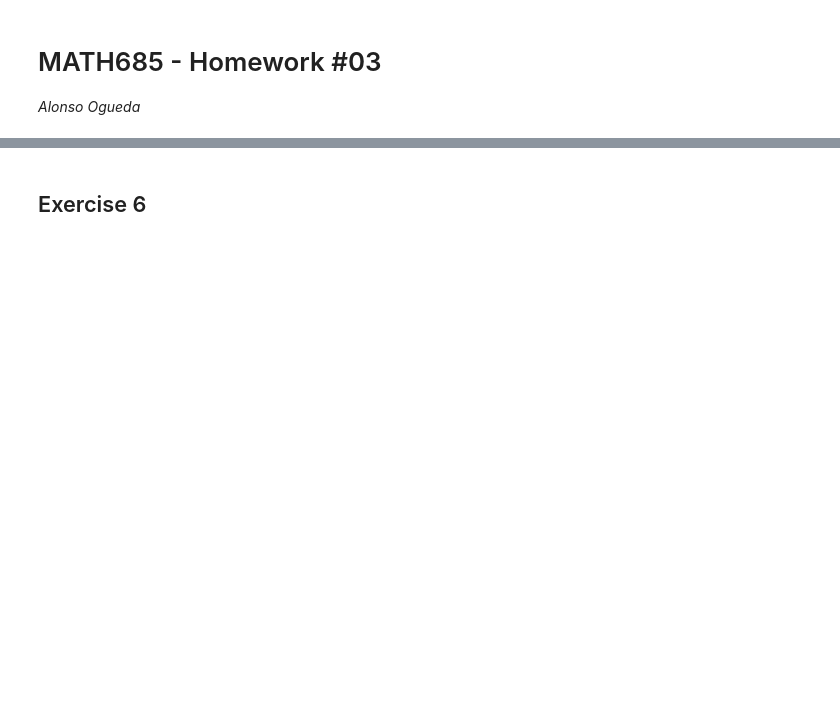
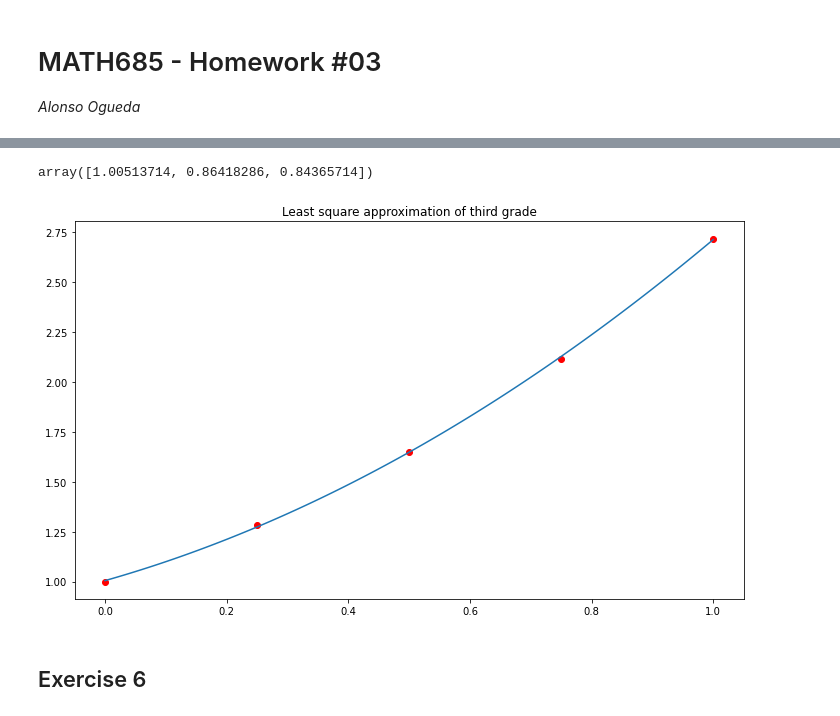
Before and after one commit to aoguedao/math685_numerical_analysis, a Jupyter notebook: assignments/hwk03.ipynb, the cells around one changed output, grey strips where cells are left out. Saved outputs shown, nothing was run; the diff lists cells and outputs as text; code cells hidden in the pictures; blank space fills up the shorter version.

```diff
--- a/assignments/hwk03.ipynb
+++ b/assignments/hwk03.ipynb
@@ -6,0 +49,12 @@ _Alonso Ogueda_
+# %%
+df5 = (
+    pd.DataFrame({"xi": x, "yi": y})
+    .assign(
+        xi2=lambda x: x["xi"] ** 2,
+        xi3=lambda x: x["xi"] ** 3,
+        xi4=lambda x: x["xi"] ** 4,
+        yixi=lambda x: x["yi"] * x["xi"],
+        yixi2=lambda x: x["yi"] * x["xi2"],
+    )
+)
+df5
@@ -7,3 +68,28 @@ _Alonso Ogueda_
+# %%
+sums5 = df5.sum()
+X = np.array(
+    [
+        [len(x), sums5["xi"], sums5["xi2"]],
+        [sums5["xi"], sums5["xi2"], sums5["xi3"]],
+        [sums5["xi2"], sums5["xi3"], sums5["xi4"]]
+    ]
+)
+b = np.array([sums5["yi"], sums5["yixi"], sums5["yixi2"]])
+coefs = np.linalg.solve(X, b)
+# %% [output]
+array([1.00513714, 0.86418286, 0.84365714])
+# %%
+x_array = np.linspace(min(x), max(x), 100)
+ls_values = coefs[2] * x_array ** 2 + coefs[1] * x_array + coefs[0]
+fig, ax = plt.subplots(figsize=(10, 6))
+ax.plot(x_array, ls_values)
+ax.scatter(x, y, color="r")
+ax.set_title("Least square approximation of third grade")
+fig.tight_layout()
+# plt.savefig(images_path / "exercise07.png", dpi=300)
+fig.show()
+# %% [output]
+[figure, added]
 # %% [markdown]
 ## Exercise 6
 # %%
```
Also changed, not shown: parts of 17 cells of this notebook.
